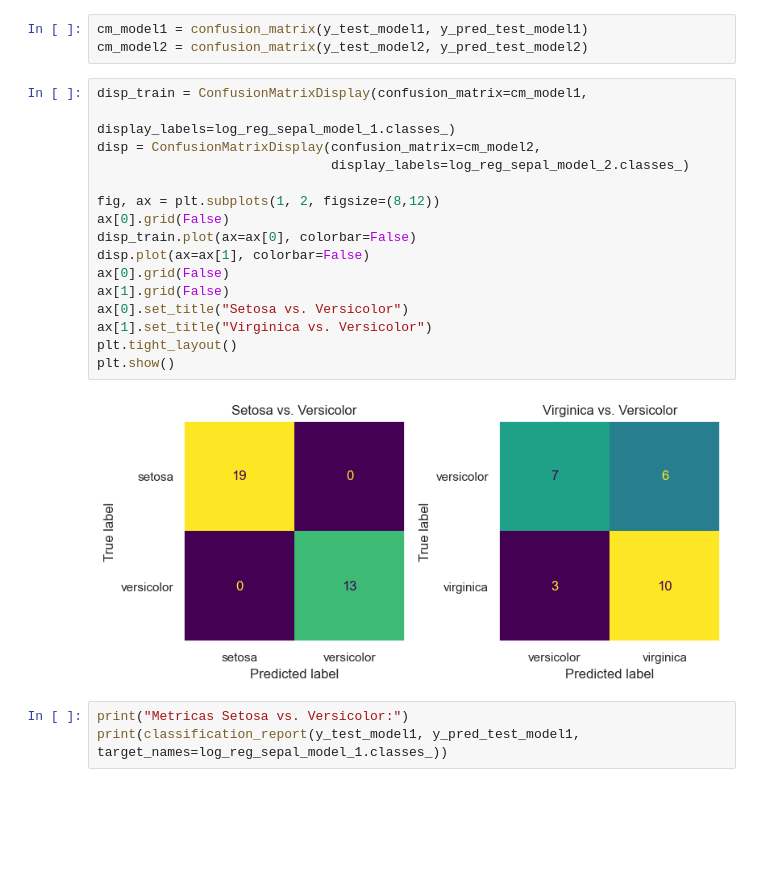
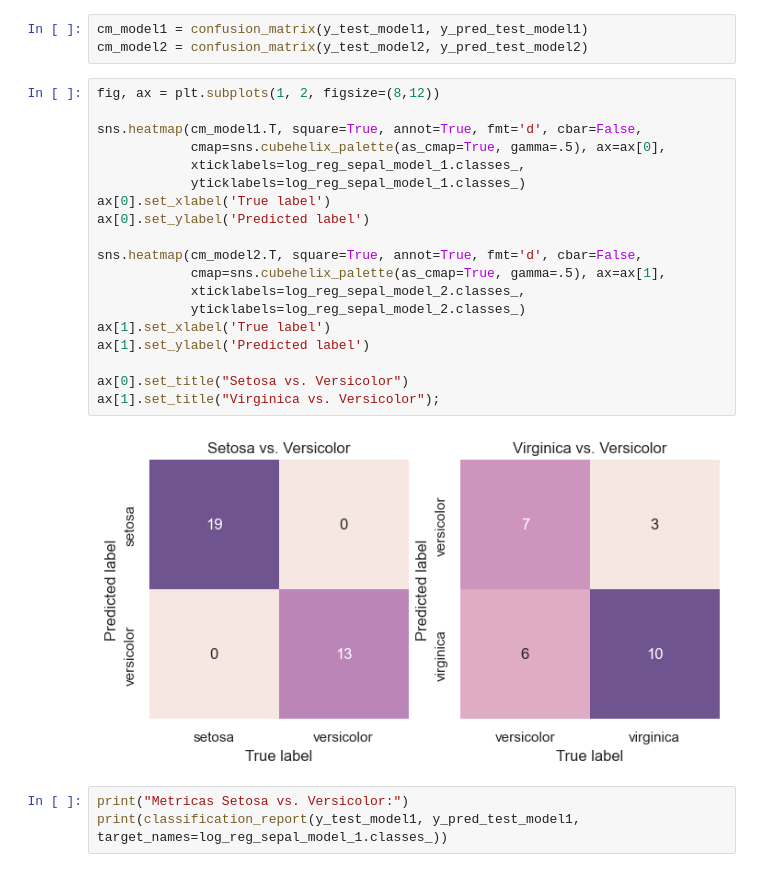
Before and after one commit to facundolucianna/Apre_Aut_CEIoT, a Jupyter notebook: clase5/jupyter_notebooks/clasificacion.ipynb, the cells around one changed output. Cells and saved outputs as stored; diff of their text form; blank space fills up the shorter version.

```diff
--- a/clase5/jupyter_notebooks/clasificacion.ipynb
+++ b/clase5/jupyter_notebooks/clasificacion.ipynb
@@ -391,24 +391,27 @@ y_pred_test_model2 = log_reg_sepal_model_2.predict(X_test_model2)
 # %%
 cm_model1 = confusion_matrix(y_test_model1, y_pred_test_model1)
 cm_model2 = confusion_matrix(y_test_model2, y_pred_test_model2)
-# %%
-disp_train = ConfusionMatrixDisplay(confusion_matrix=cm_model1,
-                                    display_labels=log_reg_sepal_model_1.classes_)
-disp = ConfusionMatrixDisplay(confusion_matrix=cm_model2,
-                              display_labels=log_reg_sepal_model_2.classes_)
-
-fig, ax = plt.subplots(1, 2, figsize=(8,12))
-ax[0].grid(False)
-disp_train.plot(ax=ax[0], colorbar=False)
-disp.plot(ax=ax[1], colorbar=False)
-ax[0].grid(False)
-ax[1].grid(False)
-ax[0].set_title("Setosa vs. Versicolor")
-ax[1].set_title("Virginica vs. Versicolor")
-plt.tight_layout()
-plt.show()
-# %% [output]
-[figure, removed]
+# %%
+fig, ax = plt.subplots(1, 2, figsize=(8,12))
+
+sns.heatmap(cm_model1.T, square=True, annot=True, fmt='d', cbar=False,
+            cmap=sns.cubehelix_palette(as_cmap=True, gamma=.5), ax=ax[0],
+            xticklabels=log_reg_sepal_model_1.classes_,
+            yticklabels=log_reg_sepal_model_1.classes_)
+ax[0].set_xlabel('True label')
+ax[0].set_ylabel('Predicted label')
+
+sns.heatmap(cm_model2.T, square=True, annot=True, fmt='d', cbar=False,
+            cmap=sns.cubehelix_palette(as_cmap=True, gamma=.5), ax=ax[1],
+            xticklabels=log_reg_sepal_model_2.classes_,
+            yticklabels=log_reg_sepal_model_2.classes_)
+ax[1].set_xlabel('True label')
+ax[1].set_ylabel('Predicted label')
+
+ax[0].set_title("Setosa vs. Versicolor")
+ax[1].set_title("Virginica vs. Versicolor");
+# %% [output]
+[figure, added]
 # %%
 print("Metricas Setosa vs. Versicolor:")
 print(classification_report(y_test_model1, y_pred_test_model1, target_names=log_reg_sepal_model_1.classes_))
```
Also changed, not shown: parts of 11 cells of this notebook.
